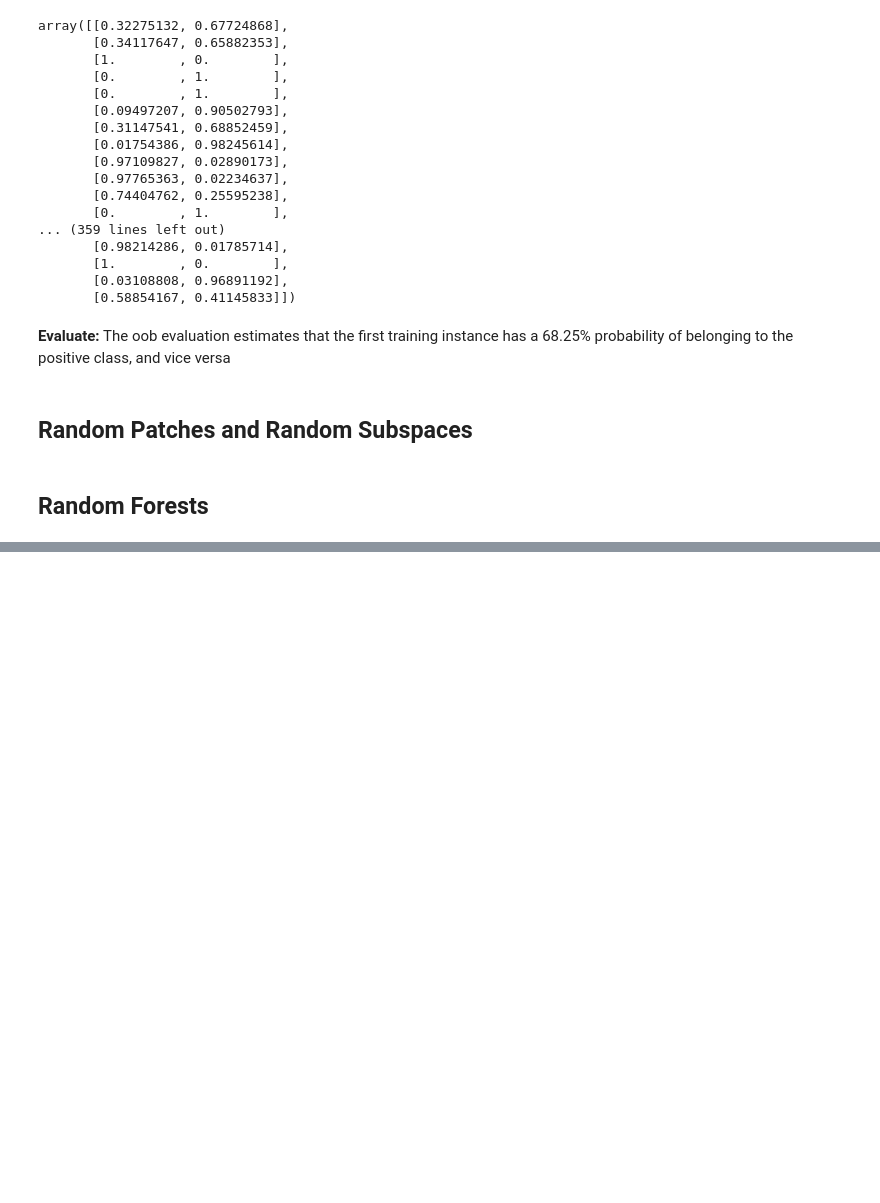
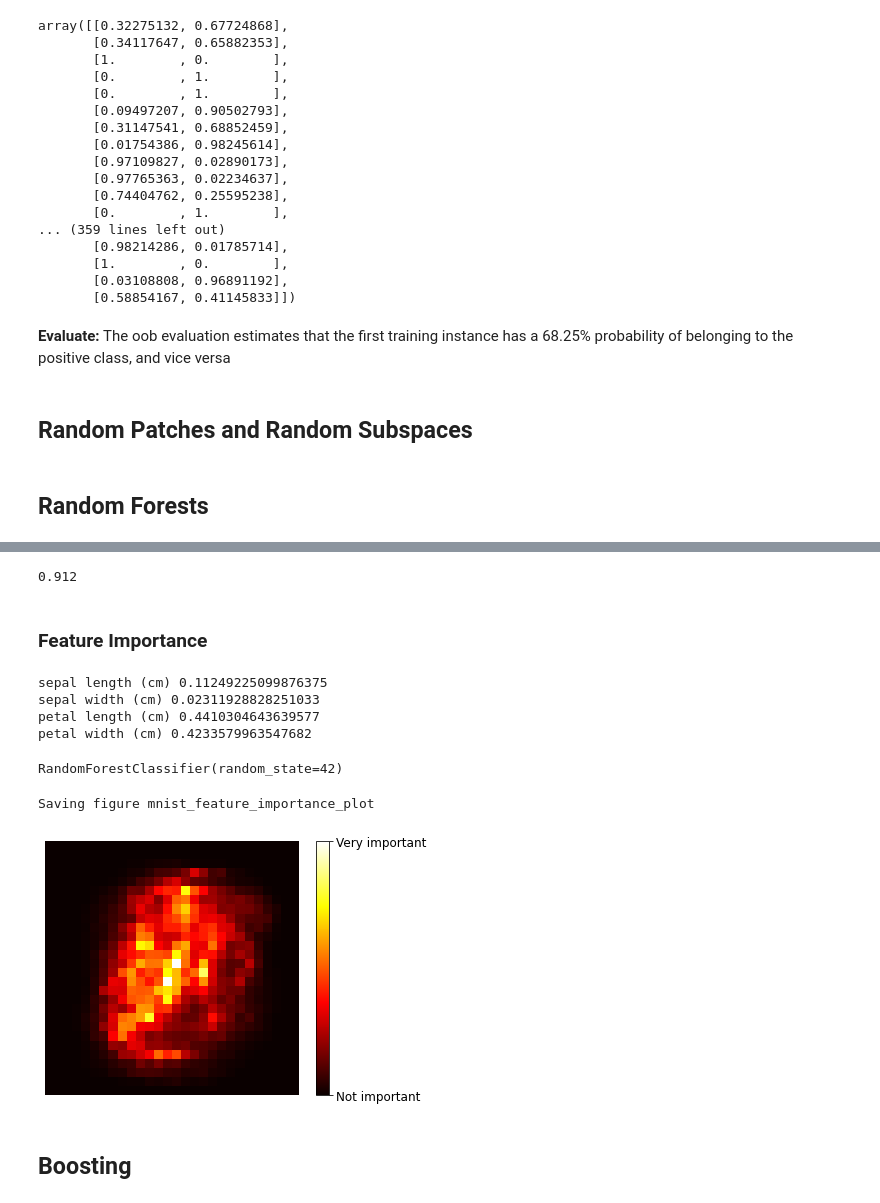
Before and after one commit to minhngt62/handson-ml, a Jupyter notebook: Chapter 7 - Ensemble Learning.ipynb, the cells around one changed output, grey strips where cells are left out. Cells and saved outputs as stored; diff of their text form; code cells hidden in the pictures; blank space fills up the shorter version.

Commit message:
Chapter 7: Add Feature Importance study

```diff
--- a/Chapter 7 - Ensemble Learning.ipynb
+++ b/Chapter 7 - Ensemble Learning.ipynb
@@ -264,0 +260,52 @@ accuracy_score(y_test, y_pred_ext)
+# %%
+ext_clf = ExtraTreesClassifier(n_estimators=500, max_leaf_nodes=16, random_state=42)
+ext_clf.fit(X_train, y_train)
+
+y_pred_ext = rnd_clf.predict(X_test)
+accuracy_score(y_test, y_pred_ext)
+# %% [output]
+0.912
+# %% [markdown]
+### Feature Importance
+# %%
+# Feature importance of iris dataset based on Random Forest clf
+iris = load_iris()
+rnd_clf = RandomForestClassifier(n_estimators=500, random_state=42)
+rnd_clf.fit(iris["data"], iris["target"])
+for name, score in zip(iris["feature_names"], rnd_clf.feature_importances_):
+    print(name, score)
+# %% [output]
+sepal length (cm) 0.11249225099876375
+sepal width (cm) 0.02311928828251033
+petal length (cm) 0.4410304643639577
+petal width (cm) 0.4233579963547682
+# %%
+# Load MNIST dataset
+mnist = fetch_openml('mnist_784', version=1, as_frame=False)
+mnist.target = mnist.target.astype(np.uint8)
+# %%
+# Train a Random Forest clf for MNIST dataset
+rnd_clf = RandomForestClassifier(n_estimators=100, random_state=42)
+rnd_clf.fit(mnist["data"], mnist["target"])
+# %% [output]
+RandomForestClassifier(random_state=42)
+# %%
+# Plot MNIST pixel importance
+def plot_digit(data):
+    image = data.reshape(28, 28)
+    plt.imshow(image, cmap = mpl.cm.hot,
+               interpolation="nearest")
+    plt.axis("off")
+
+plot_digit(rnd_clf.feature_importances_)
+
+cbar = plt.colorbar(ticks=[rnd_clf.feature_importances_.min(), rnd_clf.feature_importances_.max()])
+cbar.ax.set_yticklabels(['Not important', 'Very important'])
+
+save_fig("mnist_feature_importance_plot")
+plt.show()
+# %% [output]
+Saving figure mnist_feature_importance_plot
+[figure, added]
+# %% [markdown]
+## Boosting
```
Also changed, not shown: parts of 8 cells of this notebook, 1 other file.
